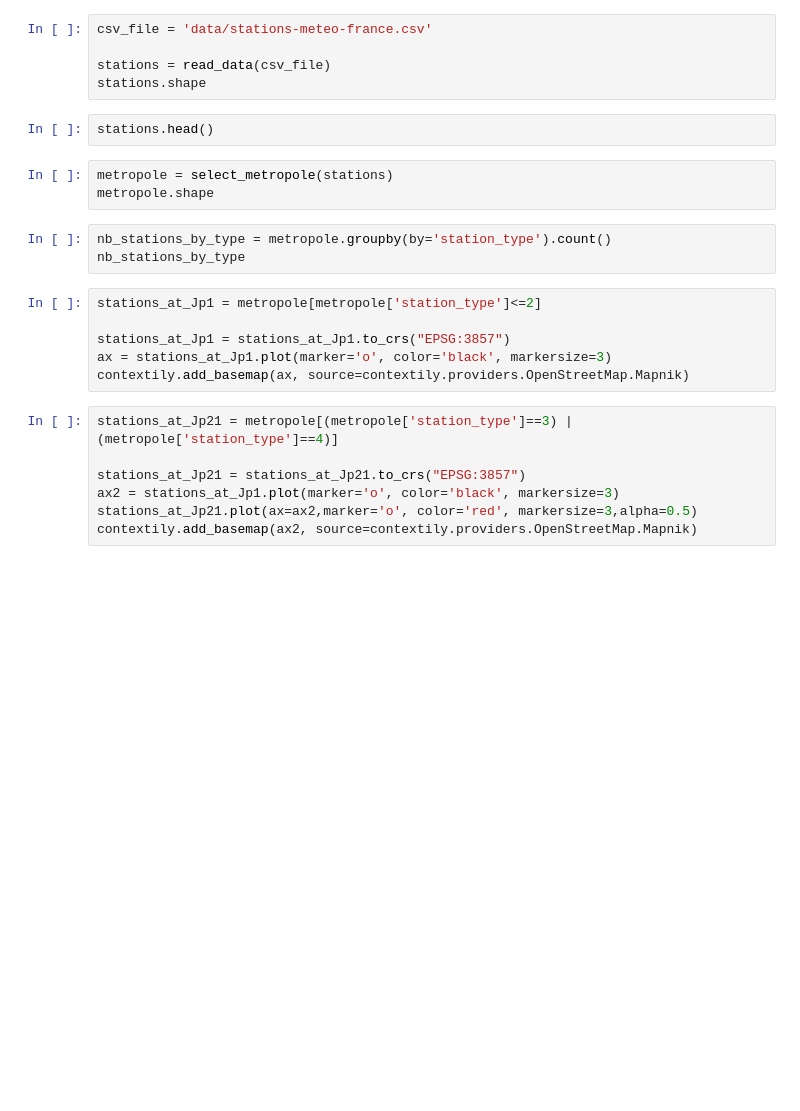
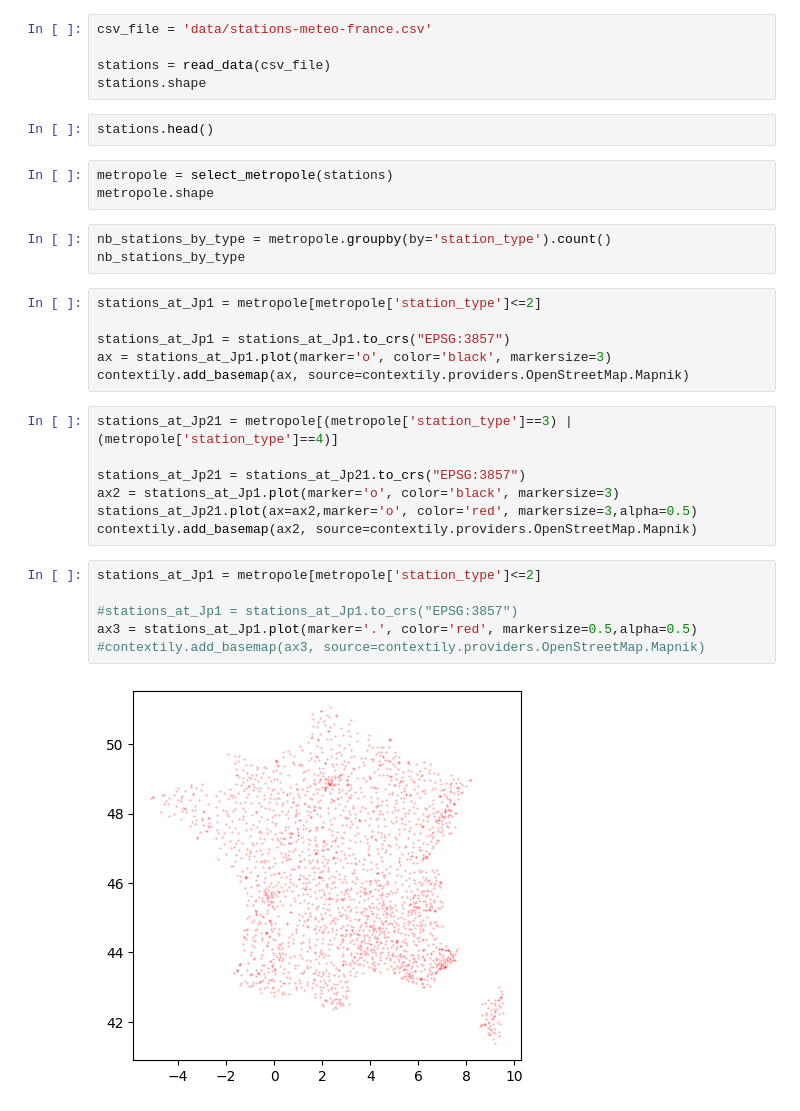
Before and after one commit to dataforgoodfr/14_ValorisationDonneeMeteo, a Jupyter notebook: cartography/First_maps.ipynb, the cells around one changed output. Saved outputs shown, nothing was run; the diff lists cells and outputs as text; blank space fills up the shorter version.

Commit message:
Ajout 2 cellules remakes cartes
Dupliqué les 2 cartes et modifié légèrement leur visualisation

```diff
--- a/cartography/First_maps.ipynb
+++ b/cartography/First_maps.ipynb
@@ -50,3 +50,11 @@ stations_at_Jp21 = stations_at_Jp21.to_crs("EPSG:3857")
 ax2 = stations_at_Jp1.plot(marker='o', color='black', markersize=3)
 stations_at_Jp21.plot(ax=ax2,marker='o', color='red', markersize=3,alpha=0.5)
 contextily.add_basemap(ax2, source=contextily.providers.OpenStreetMap.Mapnik)
+# %%
+stations_at_Jp1 = metropole[metropole['station_type']<=2]
+
+#stations_at_Jp1 = stations_at_Jp1.to_crs("EPSG:3857")
+ax3 = stations_at_Jp1.plot(marker='.', color='red', markersize=0.5,alpha=0.5)
+#contextily.add_basemap(ax3, source=contextily.providers.OpenStreetMap.Mapnik)
+# %% [output]
+[figure, added]
```
Also changed, not shown: parts of 1 cell of this notebook.
